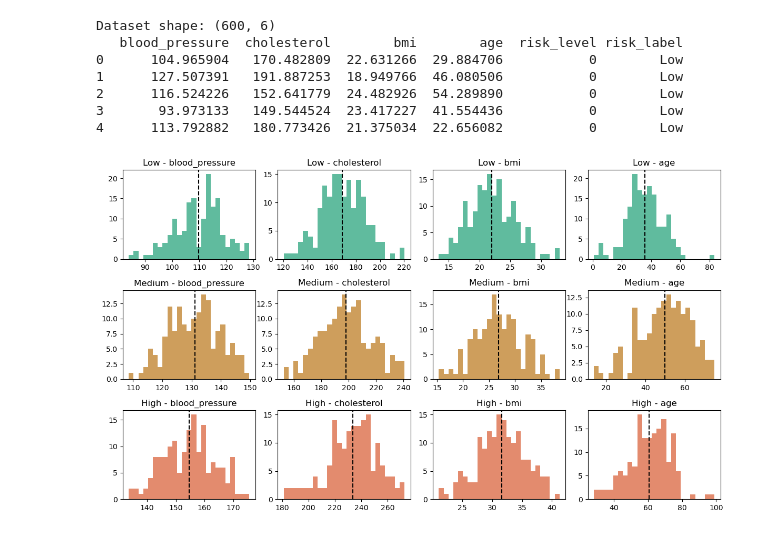
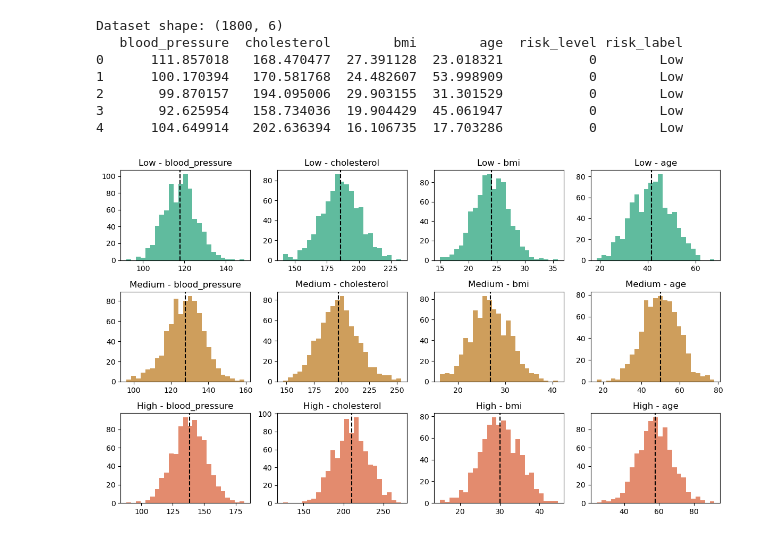
Before and after one commit to aravisv/Data-science-learning-notes, a Jupyter notebook: classification/LDA_QDA_NaiveBayes.ipynb, the cells around one changed output. Cells and saved outputs as stored; diff of their text form; code cells hidden in the pictures.

```diff
--- a/classification/LDA_QDA_NaiveBayes.ipynb
+++ b/classification/LDA_QDA_NaiveBayes.ipynb
@@ -19,7 +19,7 @@ from sklearn.preprocessing import StandardScaler
 from sklearn.metrics import accuracy_score, classification_report, ConfusionMatrixDisplay
 
 np.random.seed(42)
-n = 200  # samples per class
+n = 600  # samples per class
 
 # Shared covariance. LDA assumption
 """
@@ -63,33 +63,33 @@ df['risk_label'] = df['risk_level'].map({0: 'Low', 1: 'Medium', 2: 'High'})
 print("Dataset shape:", df.shape)
 print(df.head())
 # %% [output]
-Dataset shape: (600, 6)
+Dataset shape: (1800, 6)
    blood_pressure  cholesterol        bmi        age  risk_level risk_label
-0      104.965904   170.482809  22.631266  29.884706           0        Low
-1      127.507391   191.887253  18.949766  46.080506           0        Low
-2      116.524226   152.641779  24.482926  54.289890           0        Low
-3       93.973133   149.544524  23.417227  41.554436           0        Low
-4      113.792882   180.773426  21.375034  22.656082           0        Low
+0      111.857018   168.470477  27.391128  23.018321           0        Low
+1      100.170394   170.581768  24.482607  53.998909           0        Low
+2       99.870157   194.095006  29.903155  31.301529           0        Low
+3       92.625954   158.734036  19.904429  45.061947           0        Low
+4      104.649914   202.636394  16.106735  17.703286           0        Low
 # %%
 import matplotlib.pyplot as plt
 
 class_labels = {0: 'Low', 1: 'Medium', 2: 'High'}
 colors       = ['#1D9E75', '#BA7517', '#D85A30']
 
 # Normality — a normal distribution looks like a bell curve
 fig, axes = plt.subplots(3, 4, figsize=(12,7))
 
 for cls in [0,1,2]:
-    for j, feat in enumerate(inf_feats):
+    for j, feat in enumerate(feature_names):
         ax = axes[cls, j]
         data = X_train[y_train == cls, j]
         ax.hist(data, bins=25, color=colors[cls], alpha=0.7)
         ax.axvline(data.mean(), linestyle='--', color='black')
         ax.set_title(f"{class_labels[cls]} - {feat}")
 plt.tight_layout()
 plt.show()
 # %% [output]
-[figure, old version]
+[figure, new version]
 # %%
 # equal spread — std per class per feature
 # LDA needs similar spread across classes
```
Also changed, not shown: parts of 21 cells of this notebook.
